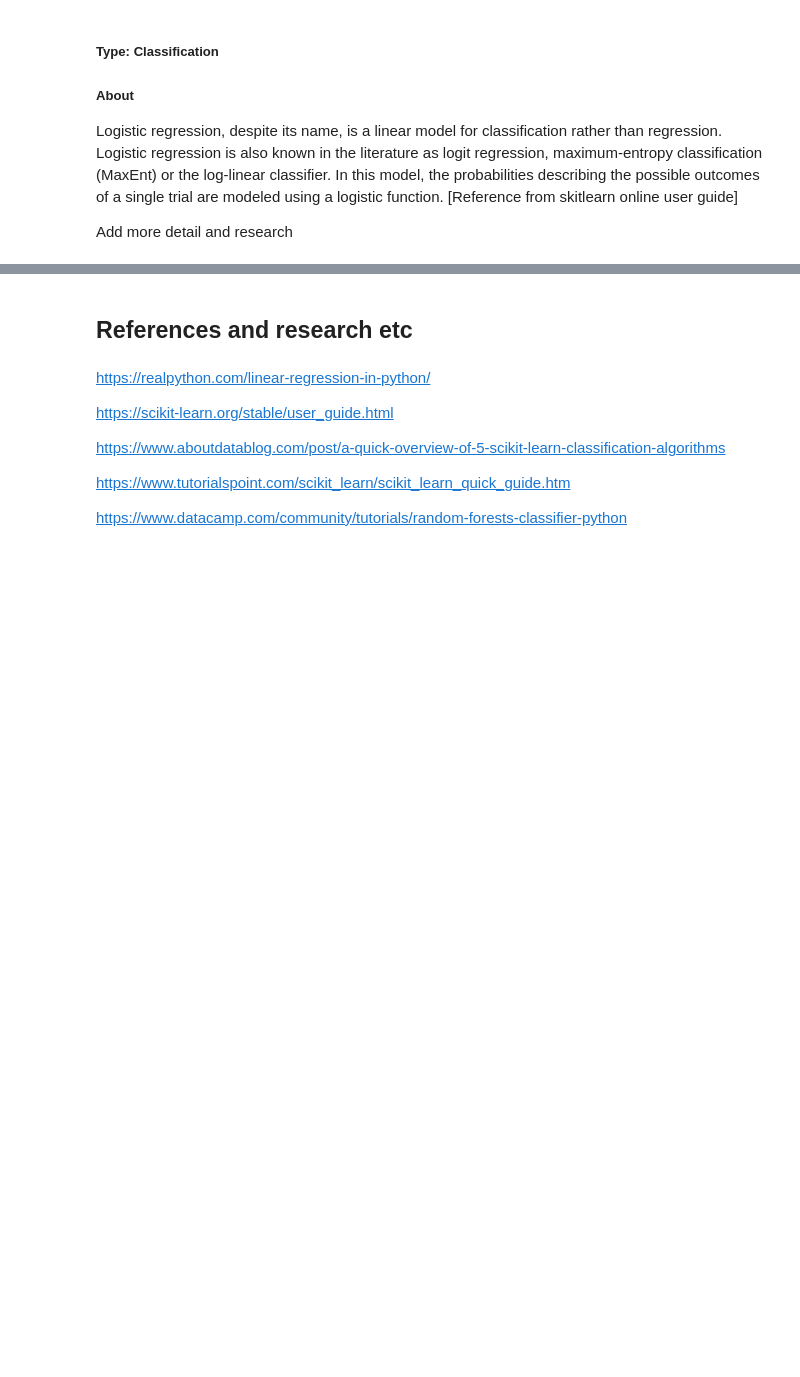
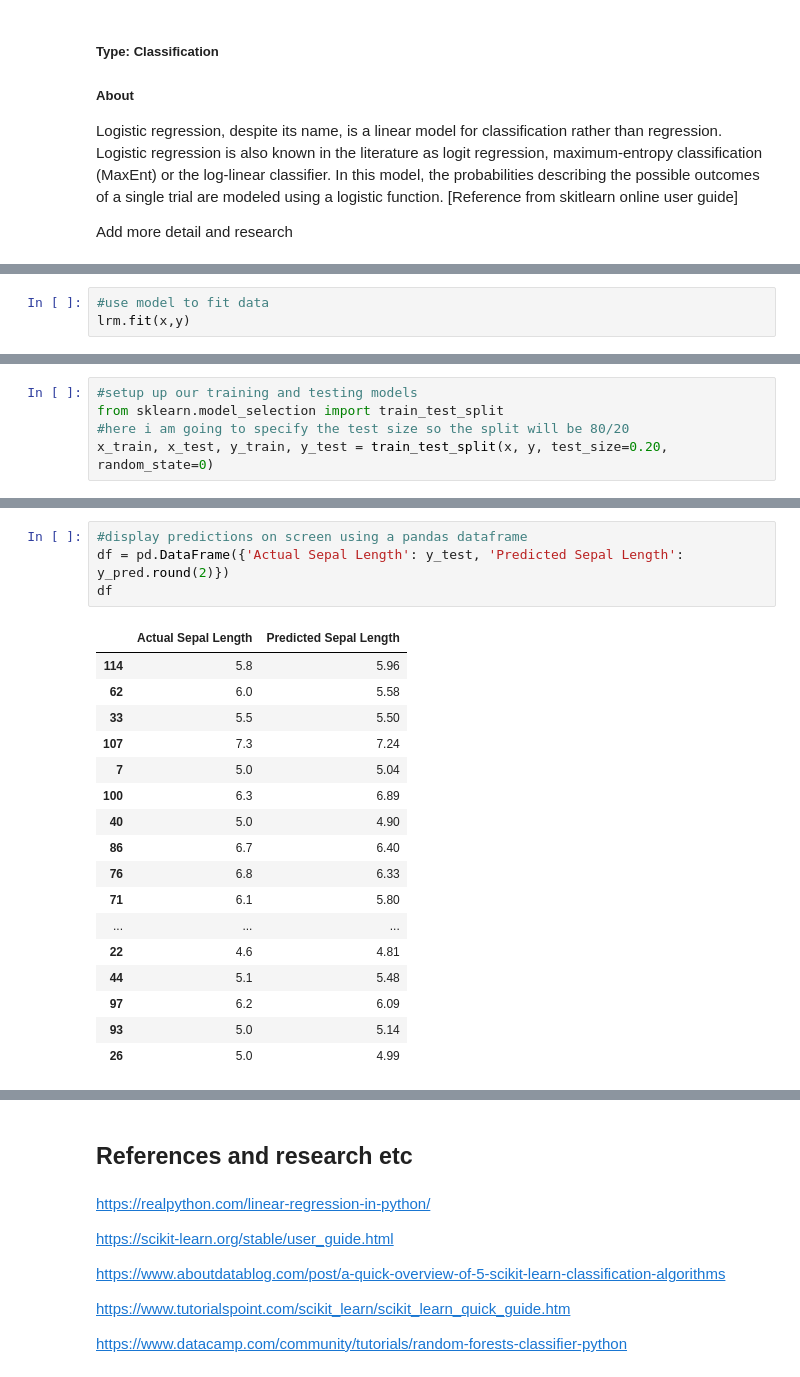
Before and after one commit to brendantipp/gmit_mls_2021, a Jupyter notebook: scikit-learn.ipynb, the cells around one changed output, grey strips where cells are left out. Saved outputs shown, nothing was run; the diff lists cells and outputs as text; blank space fills up the shorter version.

```diff
--- a/scikit-learn.ipynb
+++ b/scikit-learn.ipynb
@@ -314,0 +321,3 @@ from sklearn.neighbors import KNeighborsClassifier
+# %%
+#use model to fit data
+lrm.fit(x,y)
@@ -314,0 +343,5 @@ from sklearn.neighbors import KNeighborsClassifier
+# %%
+#setup up our training and testing models
+from sklearn.model_selection import train_test_split
+#here i am going to specify the test size so the split will be 80/20
+x_train, x_test, y_train, y_test = train_test_split(x, y, test_size=0.20, random_state=0)
@@ -314,0 +371,22 @@ from sklearn.neighbors import KNeighborsClassifier
+# %%
+#display predictions on screen using a pandas dataframe
+df = pd.DataFrame({'Actual Sepal Length': y_test, 'Predicted Sepal Length': y_pred.round(2)})
+df
+# %% [output]
+|  | Actual Sepal Length | Predicted Sepal Length |
+| 114 | 5.8 | 5.96 |
+| 62 | 6.0 | 5.58 |
+| 33 | 5.5 | 5.50 |
+| 107 | 7.3 | 7.24 |
+| 7 | 5.0 | 5.04 |
+| 100 | 6.3 | 6.89 |
+| 40 | 5.0 | 4.90 |
+| 86 | 6.7 | 6.40 |
+| 76 | 6.8 | 6.33 |
+| 71 | 6.1 | 5.80 |
+| ... | ... | ... |
+| 22 | 4.6 | 4.81 |
+| 44 | 5.1 | 5.48 |
+| 97 | 6.2 | 6.09 |
+| 93 | 5.0 | 5.14 |
+| 26 | 5.0 | 4.99 |
```
Also changed, not shown: parts of 38 cells of this notebook.
